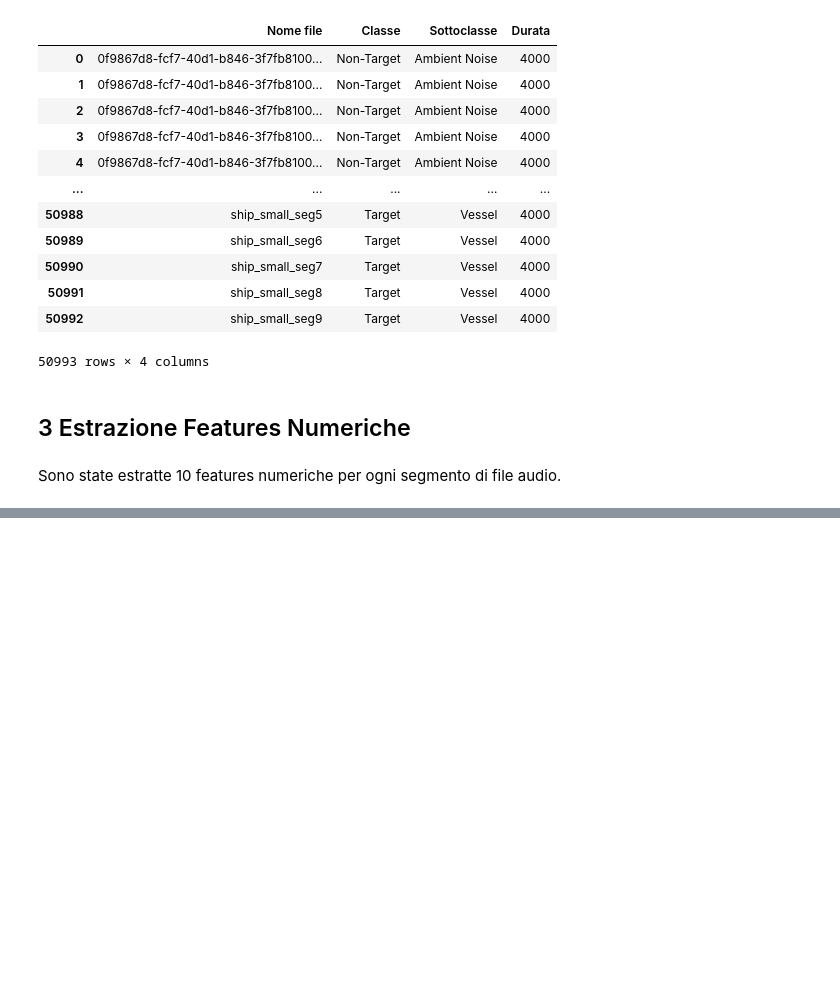
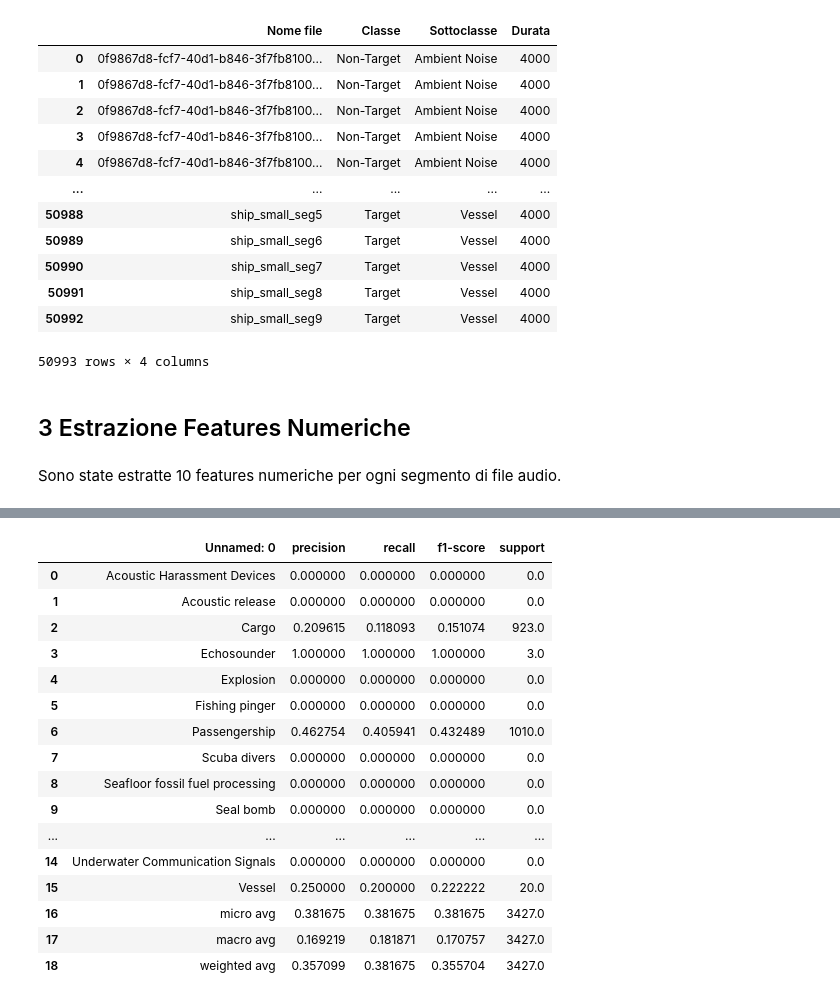
Before and after one commit to TherealBarnar/Underwater-Sounds-Classification-1, a Jupyter notebook: preprocessing.ipynb, the cells around one changed output, grey strips where cells are left out. Drawn from its saved outputs; the diff is of its cells as text; code cells hidden in the pictures; blank space fills up the shorter version.

```diff
--- a/preprocessing.ipynb
+++ b/preprocessing.ipynb
@@ -241,0 +472,21 @@ Sono state estratte 10 features numeriche per ogni segmento di file audio.
+# %%
+df_gradient_val_m = pd.read_csv("C:/underwater-classification/multiclass_classification/Gradient Boosting_validation_report.csv")
+df_gradient_val_m
+# %% [output]
+|  | Unnamed: 0 | precision | recall | f1-score | support |
+| 0 | Acoustic Harassment Devices | 0.000000 | 0.000000 | 0.000000 | 0.0 |
+| 1 | Acoustic release | 0.000000 | 0.000000 | 0.000000 | 0.0 |
+| 2 | Cargo | 0.209615 | 0.118093 | 0.151074 | 923.0 |
+| 3 | Echosounder | 1.000000 | 1.000000 | 1.000000 | 3.0 |
+| 4 | Explosion | 0.000000 | 0.000000 | 0.000000 | 0.0 |
+| 5 | Fishing pinger | 0.000000 | 0.000000 | 0.000000 | 0.0 |
+| 6 | Passengership | 0.462754 | 0.405941 | 0.432489 | 1010.0 |
+| 7 | Scuba divers | 0.000000 | 0.000000 | 0.000000 | 0.0 |
+| 8 | Seafloor fossil fuel processing | 0.000000 | 0.000000 | 0.000000 | 0.0 |
+| 9 | Seal bomb | 0.000000 | 0.000000 | 0.000000 | 0.0 |
+| ... | ... | ... | ... | ... | ... |
+| 14 | Underwater Communication Signals | 0.000000 | 0.000000 | 0.000000 | 0.0 |
+| 15 | Vessel | 0.250000 | 0.200000 | 0.222222 | 20.0 |
+| 16 | micro avg | 0.381675 | 0.381675 | 0.381675 | 3427.0 |
+| 17 | macro avg | 0.169219 | 0.181871 | 0.170757 | 3427.0 |
+| 18 | weighted avg | 0.357099 | 0.381675 | 0.355704 | 3427.0 |
```
Also changed, not shown: parts of 48 cells of this notebook.
